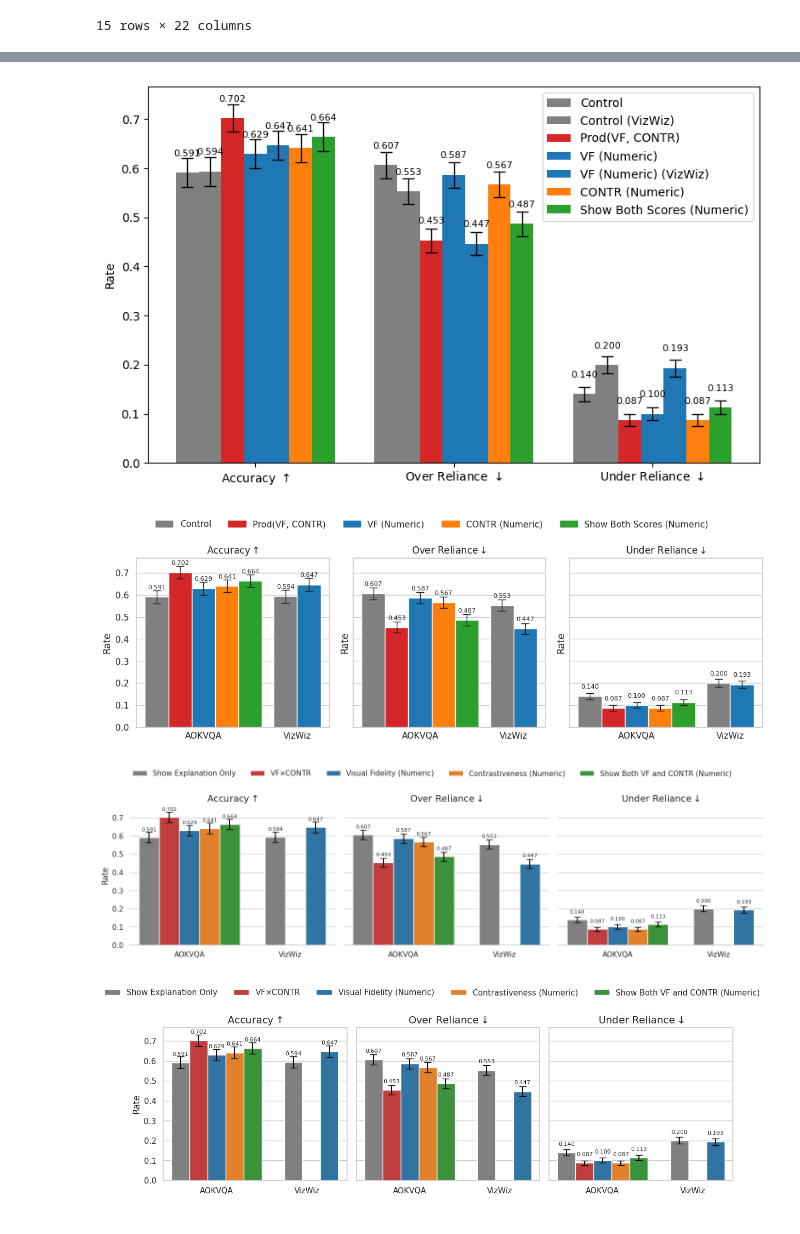
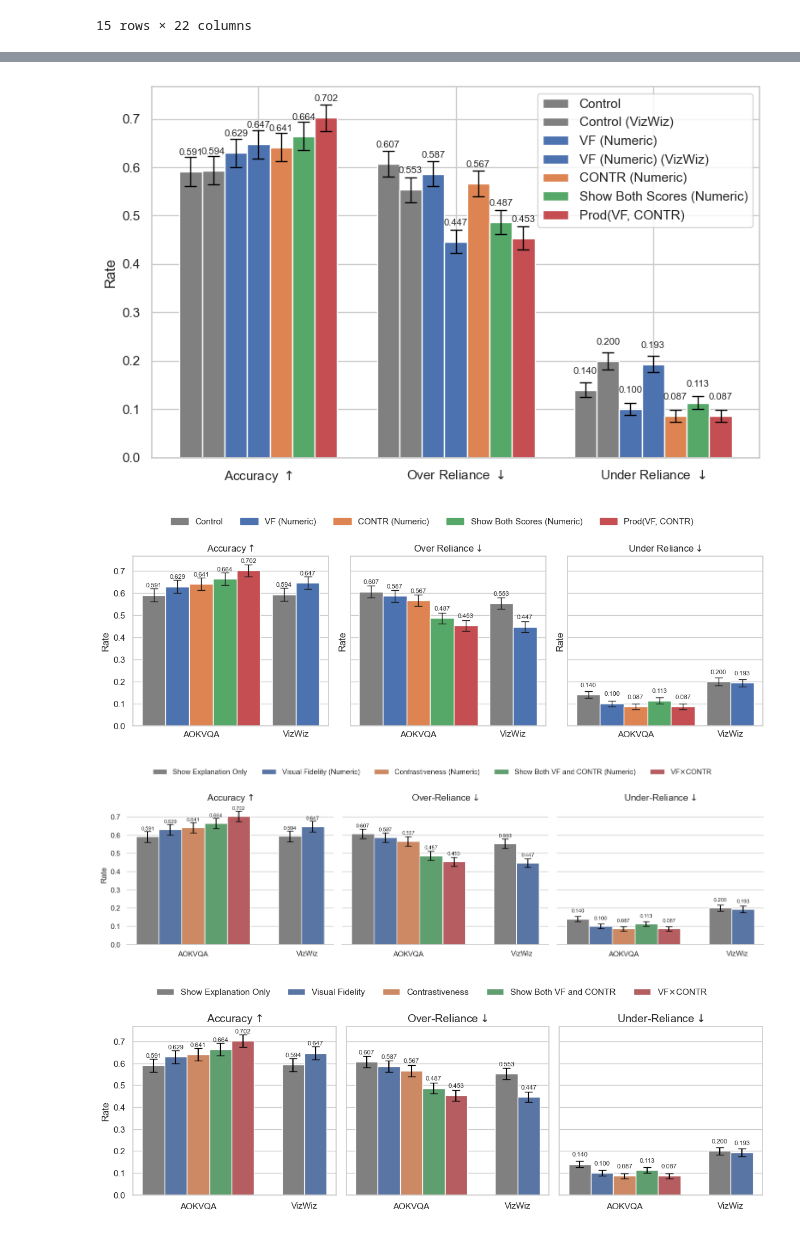
Before and after one commit to Keyu-He/vlm-rationale-study, a Jupyter notebook: src_analysis/UserStudyAnalysis.ipynb, the cells around one changed output, grey strips where cells are left out. Saved outputs shown, nothing was run; the diff lists cells and outputs as text; code cells hidden in the pictures.

Commit message:
more plots, random score added

```diff
--- a/src_analysis/UserStudyAnalysis.ipynb
+++ b/src_analysis/UserStudyAnalysis.ipynb
@@ -1377,7 +1389,6 @@ import matplotlib.pyplot as plt
 all_setting_variants = [
     'combined12_llava1.5_aokvqa_better_sampled_q10_i10_s0',
     'combined12_llava1.5_vizwiz_better_sampled_q10_i10_s0',
-    'prodmetric_llava1.5_aokvqa_better_sampled_q10_i10_s0',
     'vf_numeric_llava1.5_aokvqa_better_sampled_q10_i10_s0',
     'vf_numeric_llava1.5_vizwiz_better_sampled_q10_i10_s0',
     'vf_descriptive_llava1.5_aokvqa_better_sampled_q10_i10_s0',
@@ -1385,13 +1396,13 @@ all_setting_variants = [
     'contr_numeric_llava1.5_aokvqa_better_sampled_q10_i10_s0',
     'contr_descriptive_llava1.5_aokvqa_better_sampled_q10_i10_s0',
     'showbothmetrics_llava1.5_aokvqa_better_sampled_q10_i10_s0',
-    'showbothmetrics_descriptive_llava1.5_aokvqa_better_sampled_q10_i10_s0'
+    'showbothmetrics_descriptive_llava1.5_aokvqa_better_sampled_q10_i10_s0',
+    'prodmetric_llava1.5_aokvqa_better_sampled_q10_i10_s0',
 ]
 
 all_setting_names = [
     'Control',
     'Control (VizWiz)',
-    'Prod(VF, CONTR)',
     'VF (Numeric)',
     'VF (Numeric) (VizWiz)',
     'VF (Descriptive)',
@@ -1399,27 +1410,28 @@ all_setting_names = [
     'CONTR (Numeric)',
     'CONTR (Descriptive)',
     'Show Both Metrics (Numeric)',
-    'Show Both Metrics (Descriptive)'
+    'Show Both Metrics (Descriptive)',
+    'Prod(VF, CONTR)',
 ]
 
 num_setting_variants = [
     'combined12_llava1.5_aokvqa_better_sampled_q10_i10_s0',
     'combined12_llava1.5_vizwiz_better_sampled_q10_i10_s0',
-    'prodmetric_llava1.5_aokvqa_better_sampled_q10_i10_s0',
     'vf_numeric_llava1.5_aokvqa_better_sampled_q10_i10_s0',
     'vf_numeric_llava1.5_vizwiz_better_sampled_q10_i10_s0',
     'contr_numeric_llava1.5_aokvqa_better_sampled_q10_i10_s0',
     'showbothmetrics_llava1.5_aokvqa_better_sampled_q10_i10_s0',
+    'prodmetric_llava1.5_aokvqa_better_sampled_q10_i10_s0',
 ]
 
 num_setting_names = [
     'Control',
     'Control (VizWiz)',
-    'Prod(VF, CONTR)',
     'VF (Numeric)',
     'VF (Numeric) (VizWiz)',
     'CONTR (Numeric)',
-    'Show Both Metrics (Numeric)'
+    'Show Both Metrics (Numeric)',
+    'Prod(VF, CONTR)',
 ]
 
 desc_setting_variants = [
@@ -1442,11 +1454,19 @@ desc_setting_names = [
 
 
 # Define colors for groups
+# group_colors = {
+#     'vf': 'tab:blue',
+#     'contr': 'tab:orange',
+#     'showbothmetrics': 'tab:green',
+#     'prodmetric': 'tab:red',
+#     'other': 'gray'
+# }
+# Use seaborn palette
 group_colors = {
-    'vf': 'tab:blue',
-    'contr': 'tab:orange',
-    'showbothmetrics': 'tab:green',
-    'prodmetric': 'tab:red',
+    'vf': '#4C72B0', # blue
+    'contr': '#DD8452', # orange
+    'showbothmetrics': '#55A868', # green
+    'prodmetric': '#C44E52', # red
     'other': 'gray'
 }
 
@@ -1698,7 +1718,7 @@ ax.legend(loc='upper right')
 plt.tight_layout()
 plt.show()
 # %% [output]
-[figure, old version]
+[figure, new version]
 # %%
 import numpy as np
 import matplotlib.pyplot as plt
@@ -1725,17 +1745,17 @@ vizwiz_cols  = [group_colors.get(v.split('_')[0],'gray') for v in vizwiz_vars]
 # Define a mapping from your group keys to nice labels:
 group_labels = {
     'other': 'Control',
-    'prodmetric': 'Prod(VF, CONTR)',
     'vf': 'VF (Numeric)',
     'contr': 'CONTR (Numeric)',
     'showbothmetrics': 'Show Both Scores (Numeric)',
+    'prodmetric': 'Prod(VF, CONTR)',
 }
 desired_order = [
     'other',         # Control
-    'prodmetric',    # Prod(VF, CONTR)
     'vf',            # VF (Numeric)
     'contr',         # CONTR (Numeric)
-    'showbothmetrics'# Show Both Scores (Numeric)
+    'showbothmetrics',# Show Both Scores (Numeric)
+    'prodmetric',    # Prod(VF, CONTR)
 ]
 legend_patches = [
     mpatches.Patch(color=group_colors[key], label=group_labels[key])
@@ -1804,7 +1824,7 @@ fig.legend(handles=legend_patches,
 plt.tight_layout(rect=[0,0,1,0.95])
 plt.show()
 # %% [output]
-[figure, old version]
+[figure, new version]
 # %%
 import pandas as pd
 import seaborn as sns
@@ -1816,7 +1836,7 @@ def base_cond(label):
 
 metrics      = ['NotUnsureAcc', 'False Acp Rate', 'False Rej Rate']
 se_cols      = ['NotUnsureAcc SE', 'FalseAcp SE', 'FalseRej SE']
-metric_names = [r'Accuracy$\uparrow$', r'Over Reliance$\downarrow$', r'Under Reliance$\downarrow$']
+metric_names = [r'Accuracy$\uparrow$', r'Over-Reliance$\downarrow$', r'Under-Reliance$\downarrow$']
 
 records = []
 for var, human in zip(num_setting_variants, num_setting_names):
@@ -1881,10 +1901,10 @@ for ax in g.axes.flat:
 handles, labels = ax.get_legend_handles_labels()
 rename_and_filter_labels = {
     'Control': 'Show Explanation Only',
-    'Prod(VF, CONTR)': r'VF$\times$CONTR',
     'VF (Numeric)': "Visual Fidelity (Numeric)",
     'CONTR (Numeric)': "Contrastiveness (Numeric)",
     'Show Both Metrics (Numeric)': 'Show Both VF and CONTR (Numeric)',
+    'Prod(VF, CONTR)': r'VF$\times$CONTR',
 }
 # Filter handles and labels
 handles = [h for h, l in zip(handles, labels) if l in rename_and_filter_labels]
@@ -1898,7 +1918,7 @@ g.figure.legend(handles, labels,
 plt.tight_layout(rect=[0,0,1,0.96])
 plt.show()
 # %% [output]
-[figure, old version]
+[figure, new version]
 # %%
 import matplotlib.pyplot as plt
 import seaborn as sns
@@ -1931,36 +1951,36 @@ for ax, metric_label in zip(axes, metric_names):
         ax.text(x, y + 0.03, f"{y:.3f}",
                 ha="center", va="bottom", fontsize=8)
 
     # cosmetic tweaks
     ax.set_xlabel("")
     ax.set_ylabel("Rate" if ax is axes[0] else "")
-    ax.set_xticks([0, 0.8])
+    ax.set_xticks([0, 0.76])
     ax.set_xticklabels(["AOKVQA", "VizWiz"])
     ax.set_title(metric_label, fontsize=14)
 
     # drop per-subplot legends
     if ax.get_legend() is not None:
         ax.get_legend().remove()
 
 # ── 3. add a single, cleaned-up legend for all subplots ────────────
 handles, labels = axes[0].get_legend_handles_labels()
 rename_and_filter_labels = {
     "Control": "Show Explanation Only",
+    "VF (Numeric)": "Visual Fidelity",
+    "CONTR (Numeric)": "Contrastiveness",
+    "Show Both Metrics (Numeric)": "Show Both VF and CONTR",
     "Prod(VF, CONTR)": r"VF$\times$CONTR",
-    "VF (Numeric)": "Visual Fidelity (Numeric)",
-    "CONTR (Numeric)": "Contrastiveness (Numeric)",
-    "Show Both Metrics (Numeric)": "Show Both VF and CONTR (Numeric)",
 }
 handles = [h for h, l in zip(handles, labels) if l in rename_and_filter_labels]
 labels  = [rename_and_filter_labels[l] for l in labels if l in rename_and_filter_labels]
 
 fig.legend(handles, labels,
            loc="upper center",
            ncol=len(labels),
            frameon=False,
-           bbox_to_anchor=(0.5, 1.08))
+           bbox_to_anchor=(0.5, 1.06))
 
 plt.tight_layout(rect=[0, 0, 1, 0.96])
 plt.show()
 # %% [output]
-[figure, old version]
+[figure, new version]
```
Also changed, not shown: parts of 8 cells of this notebook, 34 other files.
